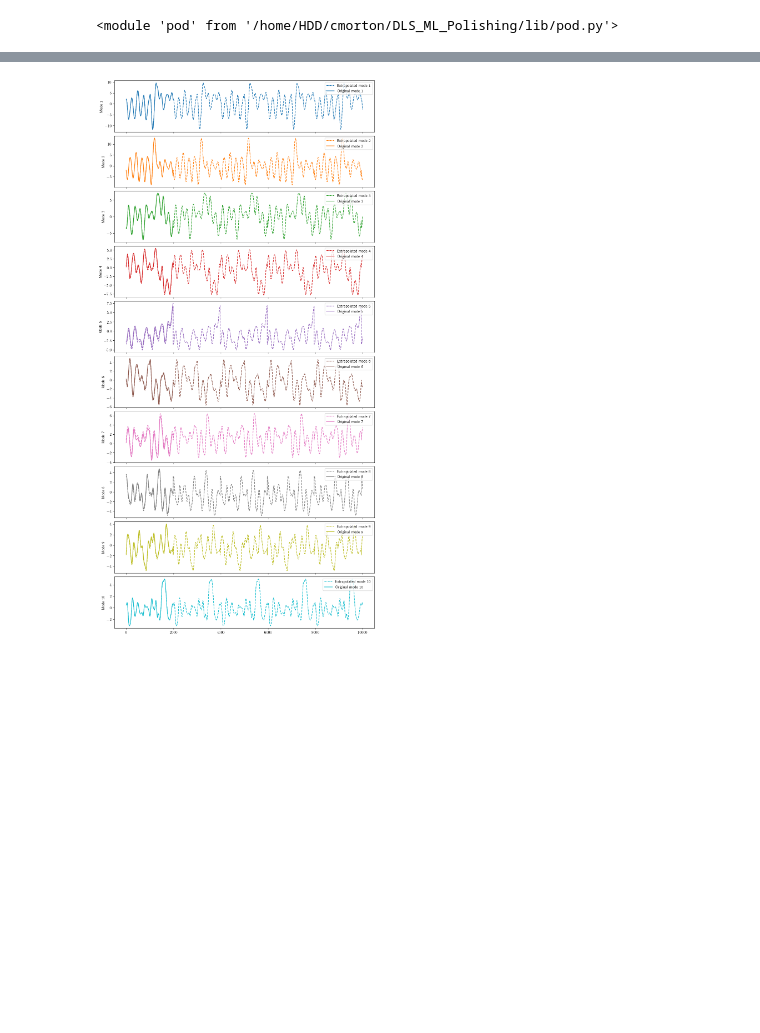
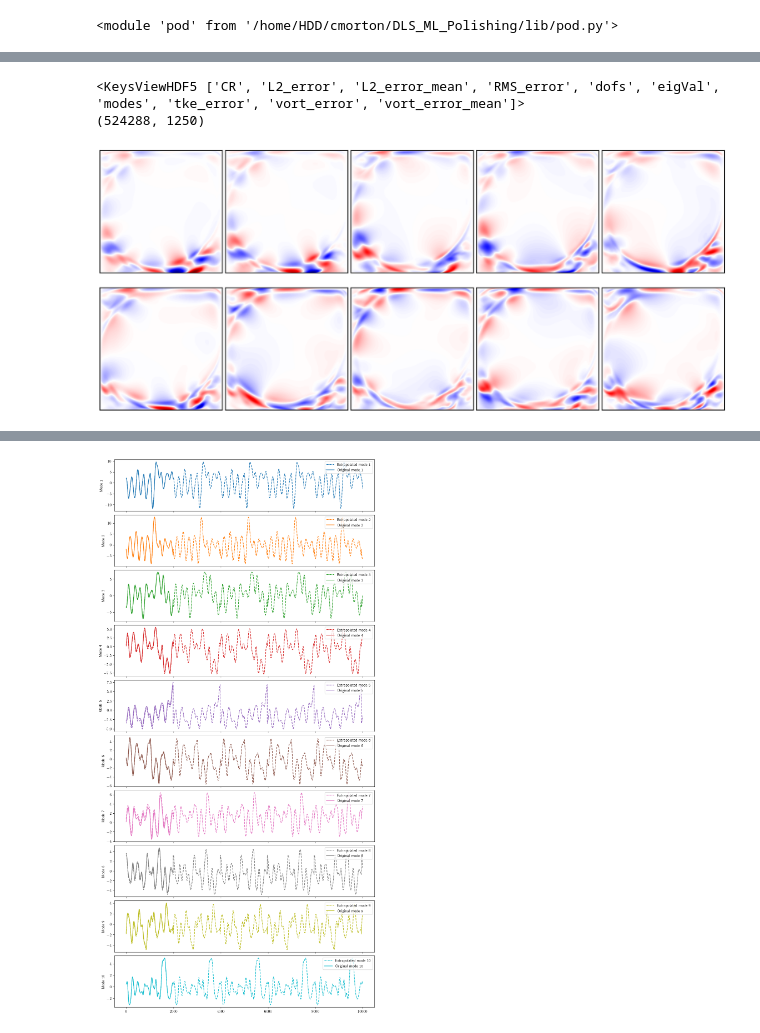
Before and after one commit to morton311/DLS_ML, a Jupyter notebook: lib/test.ipynb, the cells around one changed output, grey strips where cells are left out. Drawn from its saved outputs; the diff is of its cells as text; code cells hidden in the pictures; blank space fills up the shorter version.

```diff
--- a/lib/test.ipynb
+++ b/lib/test.ipynb
@@ -35,0 +73,42 @@ latent_coeff = latent_coeff - np.mean(latent_coeff, axis=0)
+# %%
+pod_modes_path = '../results/ldc_30k_60ksnaps/pod/latent_coeff.h5'
+with h5py.File(pod_modes_path, 'r') as f:
+    print(f.keys())
+    print(f['modes'].shape)
+    pod_modes = f['modes'][:,:10]
+# %% [output]
+<KeysViewHDF5 ['CR', 'L2_error', 'L2_error_mean', 'RMS_error', 'dofs', 'eigVal', 'modes', 'tke_error', 'vort_error', 'vort_error_mean']>
+(524288, 1250)
+# %%
+pod_modes_grid = pod_modes.reshape(config.nx, config.ny,2, 10)
+# %%
+# show first 10 reconstructed U images in a 2x5 subplot
+nrows, ncols = 2, 5
+n_show = min(nrows * ncols, pod_modes_grid.shape[-1])
+
+u_max = np.abs(pod_modes_grid[:,:,0,:]).max()
+
+fig, axes = plt.subplots(nrows, ncols, figsize=(16, 7))
+axes = axes.ravel()
+
+for i in range(nrows * ncols):
+    ax = axes[i]
+    if i < n_show:
+        im0 = ax.imshow(
+            pod_modes_grid[:, :, 0, i],   # U component
+            cmap='seismic',
+            vmin=-u_max,
+            vmax=u_max,
+            origin='lower',
+            interpolation='bessel'
+        )
+        # ax.set_title(f"t={i}", fontsize=9)
+    ax.set_xticks([])
+    ax.set_yticks([])
+    for spine in ax.spines.values():
+        spine.set_linewidth(1.5)
+
+# fig.colorbar(im0, ax=axes.tolist(), shrink=0.7)
+plt.show()
+# %% [output]
+[figure, added]
```
Also changed, not shown: parts of 10 cells of this notebook, 7 other files.
